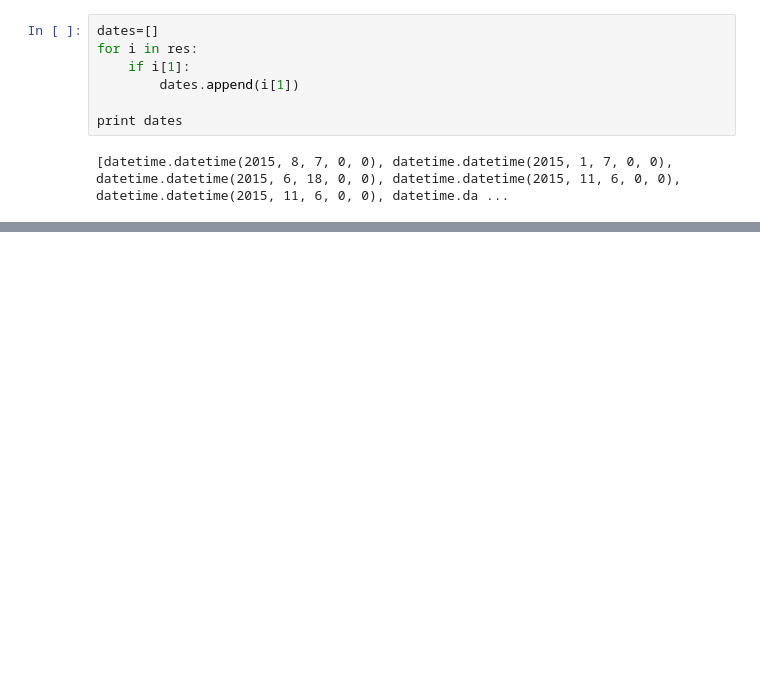
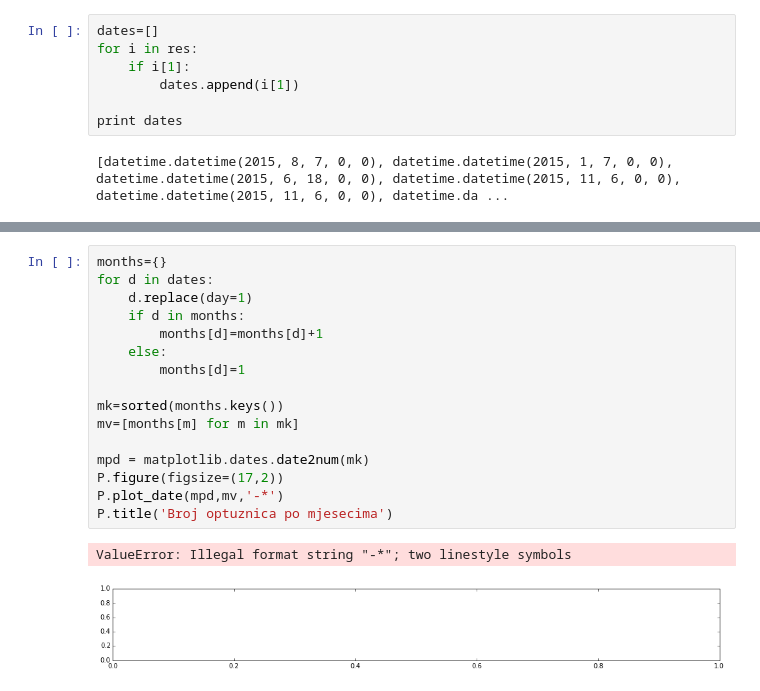
Before and after one commit to danijel3/notebooks, a Jupyter notebook: dorh.ipynb, the cells around one changed output, grey strips where cells are left out. Drawn from its saved outputs; the diff is of its cells as text; blank space fills up the shorter version.

```diff
--- a/dorh.ipynb
+++ b/dorh.ipynb
@@ -102,0 +103,19 @@ P.plot_date(mpd,numpy.ones(len(dates)))
+# %%
+months={}
+for d in dates:
+    d.replace(day=1)
+    if d in months:
+        months[d]=months[d]+1
+    else:
+        months[d]=1
+
+mk=sorted(months.keys())
+mv=[months[m] for m in mk]
+
+mpd = matplotlib.dates.date2num(mk)
+P.figure(figsize=(17,2))
+P.plot_date(mpd,mv,'-*')
+P.title('Broj optuznica po mjesecima')
+# %% [output]
+ValueError: Illegal format string "-*"; two linestyle symbols
+[figure, added]
```
Also changed, not shown: parts of 1 cell of this notebook.
